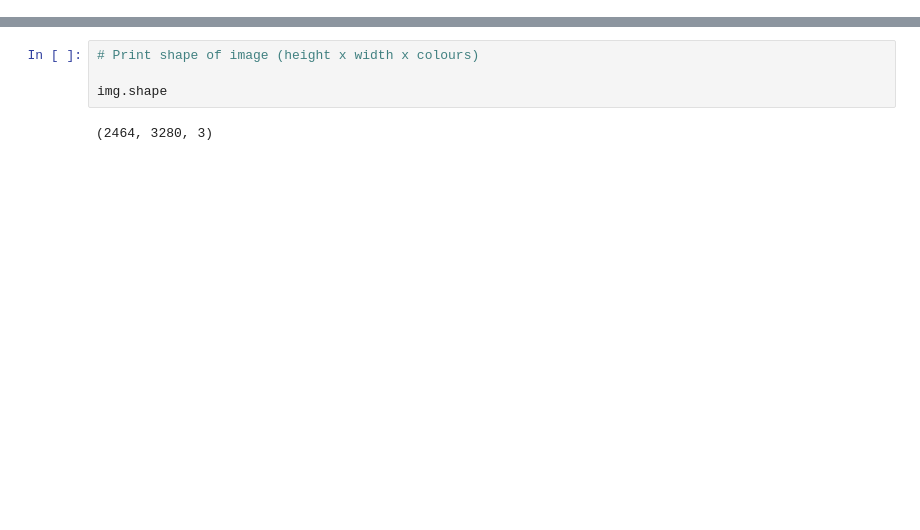
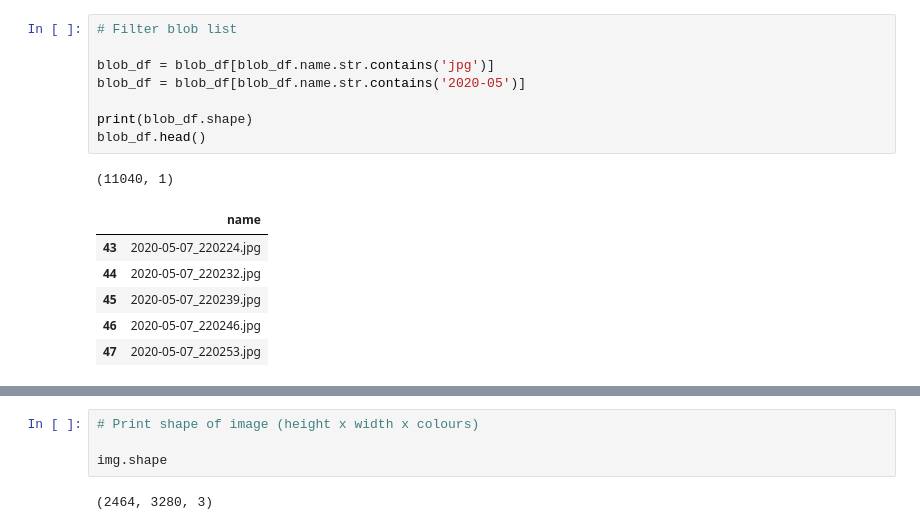
Before and after one commit to oliparson/cat-detection, a Jupyter notebook: analyse_photos.ipynb, the cells around one changed output, grey strips where cells are left out. Saved outputs shown, nothing was run; the diff lists cells and outputs as text; blank space fills up the shorter version.

```diff
--- a/analyse_photos.ipynb
+++ b/analyse_photos.ipynb
@@ -5,0 +34,16 @@ import matplotlib.image as mpimg
+# %%
+# Filter blob list
+
+blob_df = blob_df[blob_df.name.str.contains('jpg')]
+blob_df = blob_df[blob_df.name.str.contains('2020-05')]
+
+print(blob_df.shape)
+blob_df.head()
+# %% [output]
+(11040, 1)
+|  | name |
+| 43 | 2020-05-07_220224.jpg |
+| 44 | 2020-05-07_220232.jpg |
+| 45 | 2020-05-07_220239.jpg |
+| 46 | 2020-05-07_220246.jpg |
+| 47 | 2020-05-07_220253.jpg |
```
Also changed, not shown: parts of 8 cells of this notebook.
